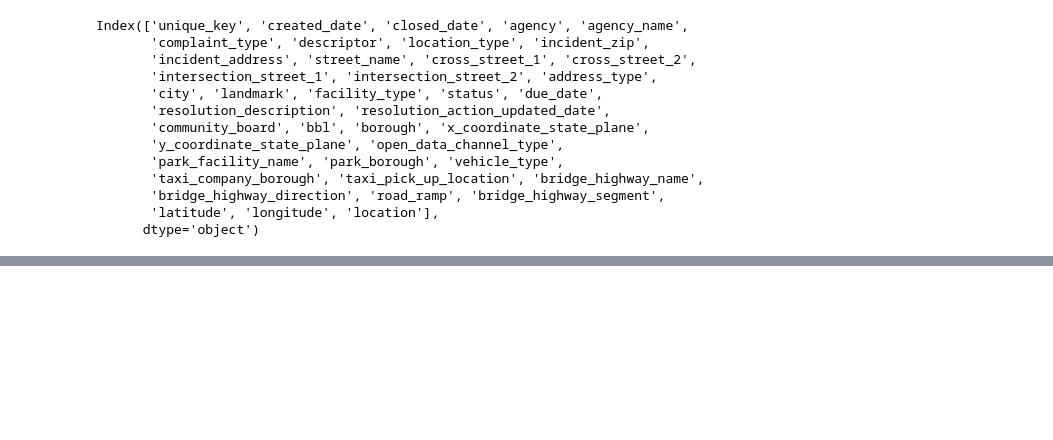
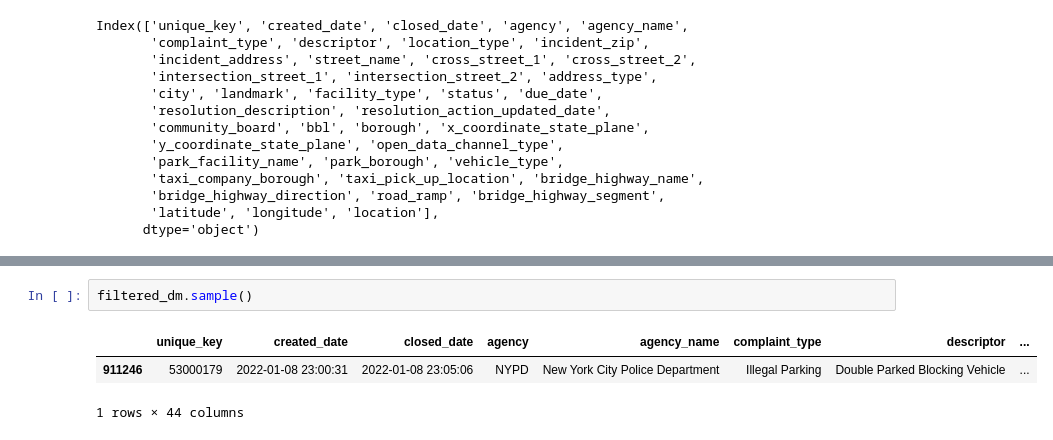
Before and after one commit to ssigman1/group4-nypd, a Jupyter notebook: Notebooks/group4_KariGonzales.ipynb, the cells around one changed output, grey strips where cells are left out. Drawn from its saved outputs; the diff is of its cells as text; blank space fills up the shorter version.

```diff
--- a/Notebooks/group4_KariGonzales.ipynb
+++ b/Notebooks/group4_KariGonzales.ipynb
@@ -74,0 +116,6 @@ Index(['unique_key', 'created_date', 'closed_date', 'agency', 'agency_name',
+# %%
+filtered_dm.sample()
+# %% [output]
+|  | unique_key | created_date | closed_date | agency | agency_name | complaint_type | descriptor | ... |
+| 911246 | 53000179 | 2022-01-08 23:00:31 | 2022-01-08 23:05:06 | NYPD | New York City Police Department | Illegal Parking | Double Parked Blocking Vehicle | ... |
+1 rows × 44 columns
```
Also changed, not shown: parts of 13 cells of this notebook.
